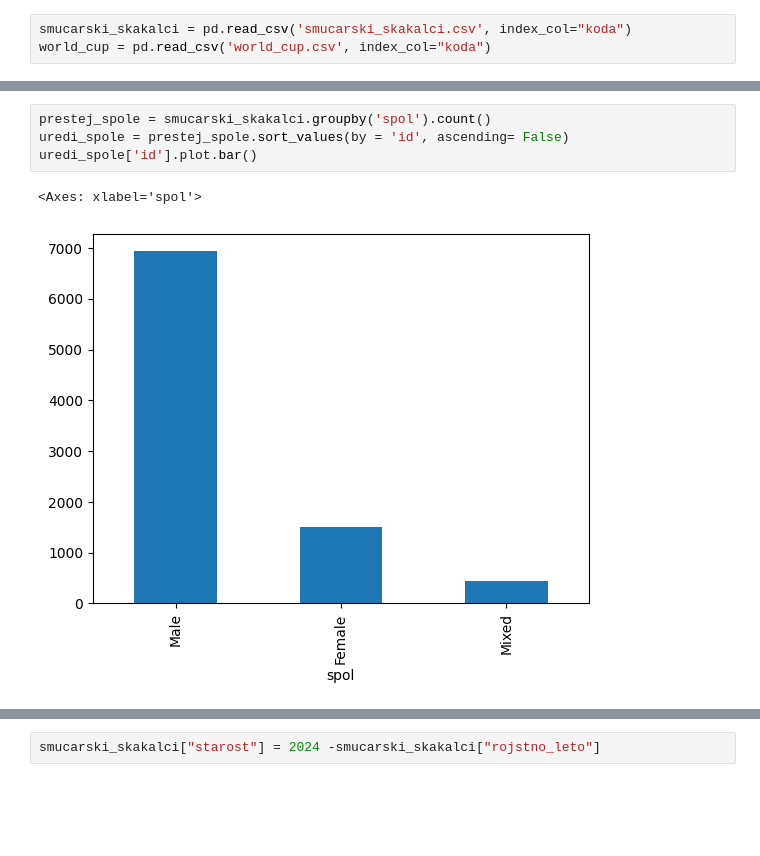
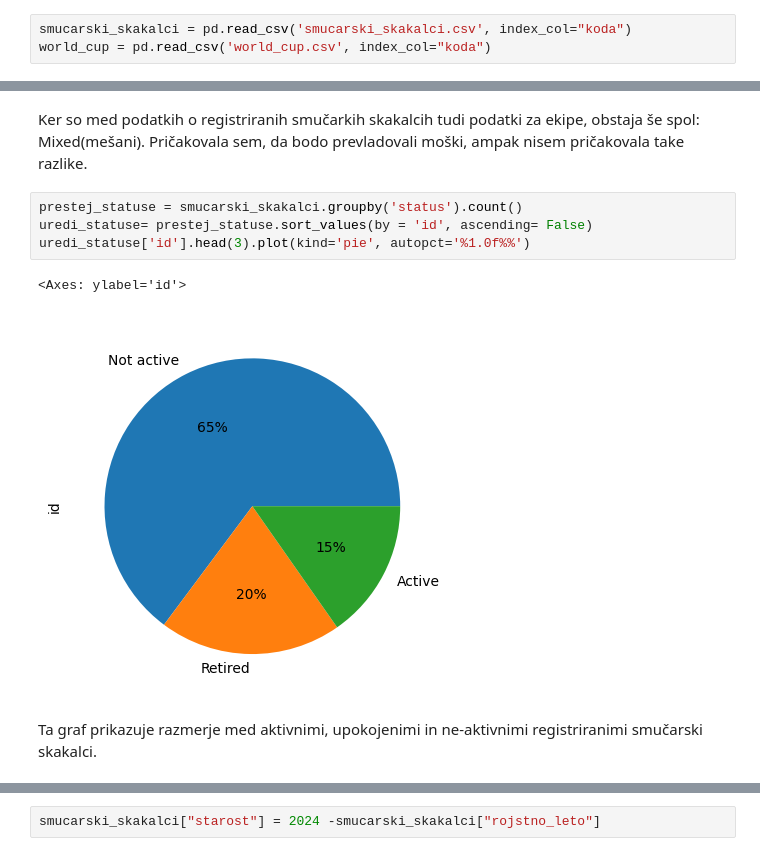
Before and after one commit to majakosmrlj/Smu-arski_skoki_projektna_naloga, a Jupyter notebook: analiza_smucarskih_skakalcev.ipynb, the cells around one changed output, grey strips where cells are left out. Drawn from its saved outputs; the diff is of its cells as text; blank space fills up the shorter version.

```diff
--- a/analiza_smucarskih_skakalcev.ipynb
+++ b/analiza_smucarskih_skakalcev.ipynb
@@ -205,7 +184,11 @@ Name: id, dtype: int64
+# %% [markdown]
+Ker so med podatkih o registriranih smučarkih skakalcih tudi podatki za ekipe, obstaja še spol: Mixed(mešani). Pričakovala sem, da bodo prevladovali moški, ampak nisem pričakovala take razlike.
 # %%
-prestej_spole = smucarski_skakalci.groupby('spol').count()
-uredi_spole = prestej_spole.sort_values(by = 'id', ascending= False)
-uredi_spole['id'].plot.bar()
+prestej_statuse = smucarski_skakalci.groupby('status').count()
+uredi_statuse= prestej_statuse.sort_values(by = 'id', ascending= False)
+uredi_statuse['id'].head(3).plot(kind='pie', autopct='%1.0f%%')
 # %% [output]
-<Axes: xlabel='spol'>
+<Axes: ylabel='id'>
-[figure, old version]
+[figure, new version]
+# %% [markdown]
+Ta graf prikazuje razmerje med aktivnimi, upokojenimi in ne-aktivnimi registriranimi smučarski skakalci.
```
Also changed, not shown: parts of 28 cells of this notebook.
